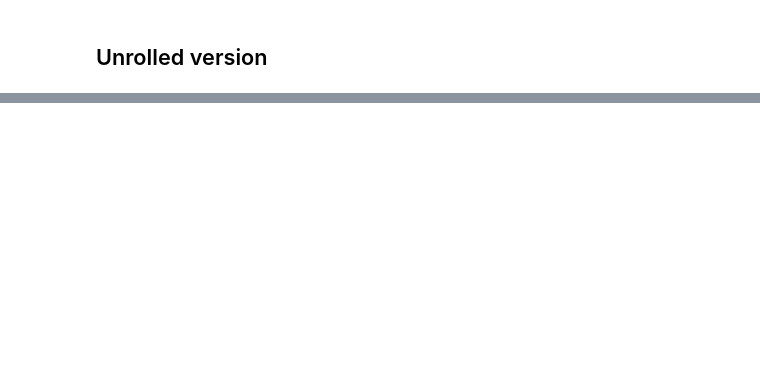
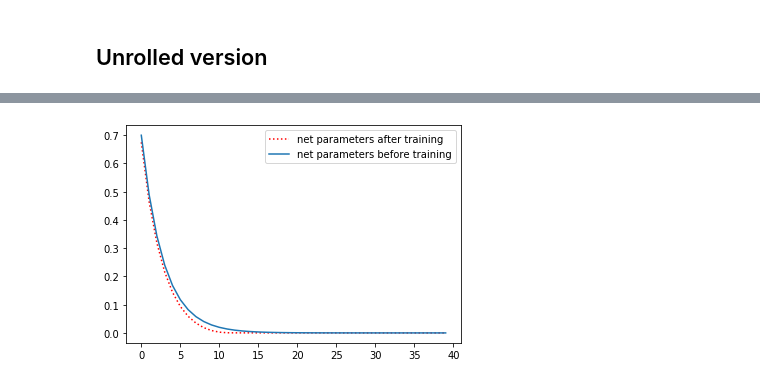
Before and after one commit to elitanzc/FYP, a Jupyter notebook: Learned_AccAltProj.ipynb, the cells around one changed output, grey strips where cells are left out. Cells and saved outputs as stored; diff of their text form; code cells hidden in the pictures; blank space fills up the shorter version.

```diff
--- a/Learned_AccAltProj.ipynb
+++ b/Learned_AccAltProj.ipynb
@@ -225,11 +229,11 @@ class LearnedAAP(nn.Module):
 # %%
+np.random.seed(0)
+torch.manual_seed(0)
+
 ## ======================== Parameters ========================
-d1 = 100                   # num. of rows
-d2 = 70                   # num. of columns
-ths_sparse_init = 5e-2      # initial value of threshold for sparse component
-# ths_sv_init = 1e-3        # initial value of threshold for singular values
-max_iter = 50              # num. of layers trained
+d1 = 250                   # num. of rows
+d2 = 250                   # num. of columns
+max_iter = 40              # num. of layers trained
 r = 2
-alpha = 0.4
 # %%
 ## generate data
@@ -237,5 +247,6 @@ L_true, S_true, M_true = generate_problem(r, d1, d2, alpha, c=1)
 # %%
 ## ======================== Training ========================
-net = LearnedAAP(max_iter)
-beforetrain=net(M_true, r) # assumes knowledge of rank
+net = LearnedAAP(max_iter, gamma=torch.tensor(0.7))
+L_bftrain, S_bftrain = net(M_true, r) # assumes knowledge of rank
 lossbftrain=np.array(net.loss)
+params_bftrain = [x.clone().detach().numpy() for x in list(net.parameters())]
@@ -241,0 +295,8 @@ lossbftrain=np.array(net.loss)
+# %%
+## plot learned parameters
+plt.plot([x.detach().numpy() for x in list(net.parameters())],'r:',label='net parameters after training')
+plt.plot(params_bftrain, label='net parameters before training')
+plt.legend()
+plt.show()
+# %% [output]
+[figure, added]
```
Also changed, not shown: parts of 20 cells of this notebook, 1 other file.
